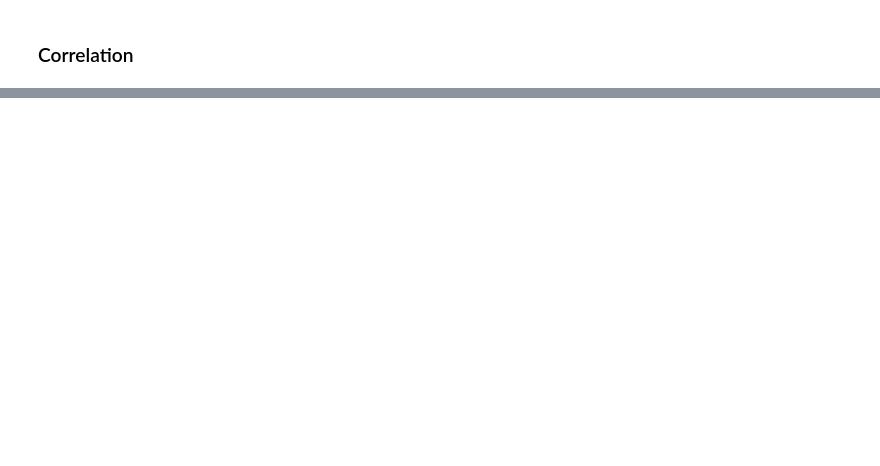
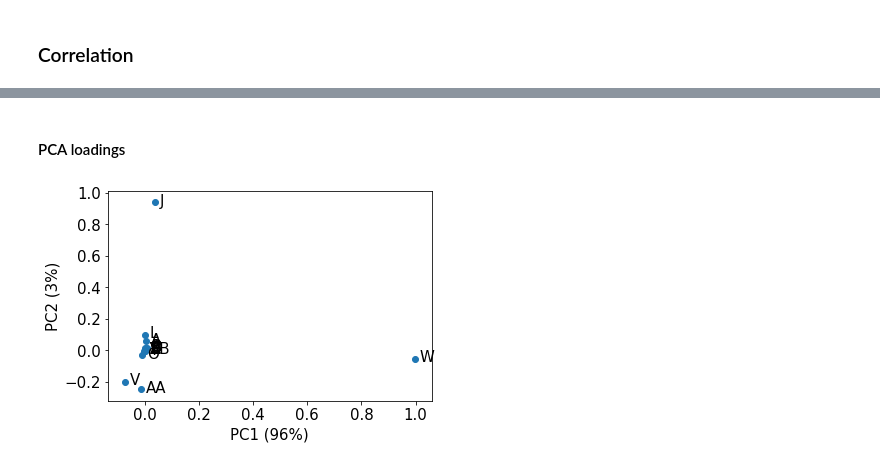
Before and after one commit to mirjamdebruin/impurity_profiling, a Jupyter notebook: impurity_profiling.ipynb, the cells around one changed output, grey strips where cells are left out. Drawn from its saved outputs; the diff is of its cells as text; code cells hidden in the pictures; blank space fills up the shorter version.

```diff
--- a/impurity_profiling.ipynb
+++ b/impurity_profiling.ipynb
@@ -165,14 +71,0 @@ The following two plots contain the same information.
-# %%
-loadings = pd.DataFrame(pca.components_, columns=selected_wide['Area'].columns).T[[0, 1]]
-
-plt.scatter(loadings[0], loadings[1])
-plt.xlabel(f'PC1 ({pca.explained_variance_ratio_[0]:.0%})', fontsize = 15)
-plt.ylabel(f'PC2 ({pca.explained_variance_ratio_[1]:.0%})', fontsize = 15)
-for label, x, y in loadings.itertuples():
-    if x>-0.3 or y>-0.3:
-       plt.annotate(label, (x, y), xytext=(5, -3), textcoords=('offset pixels', 'offset pixels'), fontsize=15)
-
-
-plt.xticks(fontsize=15)
-plt.yticks(fontsize=15)
-plt.gcf().subplots_adjust(left=0.15, bottom=0.15)
@@ -249,0 +134,29 @@ array([2.11577486])
+# %% [markdown]
+#### PCA loadings
+# %%
+loadings = pd.DataFrame(
+    pca.components_,
+    columns=selected_wide['Area'].columns
+)
+loadings = loadings.T[[0, 1]]
+
+plt.scatter(loadings[0], loadings[1])
+plt.xlabel(f'PC1 ({pca.explained_variance_ratio_[0]:.0%})', **markup)
+plt.ylabel(f'PC2 ({pca.explained_variance_ratio_[1]:.0%})', **markup)
+for label, x, y in loadings.itertuples():
+    if x>-0.3 or y>-0.3:
+       plt.annotate(
+           s=label,
+           xy=(x, y),
+           xytext=(5, -3),
+           textcoords=('offset pixels', 'offset pixels'),
+           **markup
+       )
+
+plt.xticks(**markup)
+plt.yticks(**markup)
+plt.gcf().subplots_adjust(left=0.15, bottom=0.15)
+
+plt.savefig('fig/5b.pdf')
+# %% [output]
+[figure, added]
```
Also changed, not shown: parts of 47 cells of this notebook, 11 other files.
